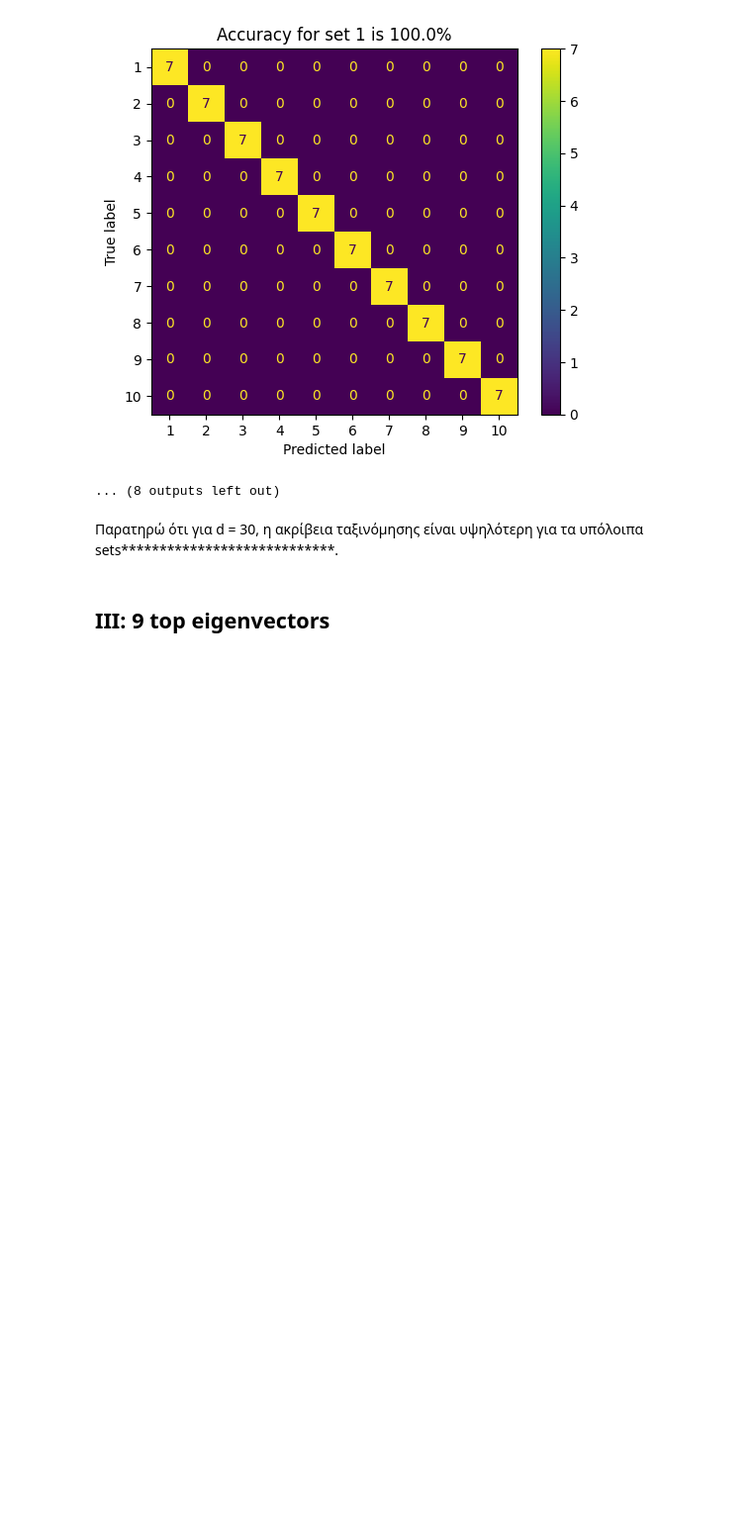
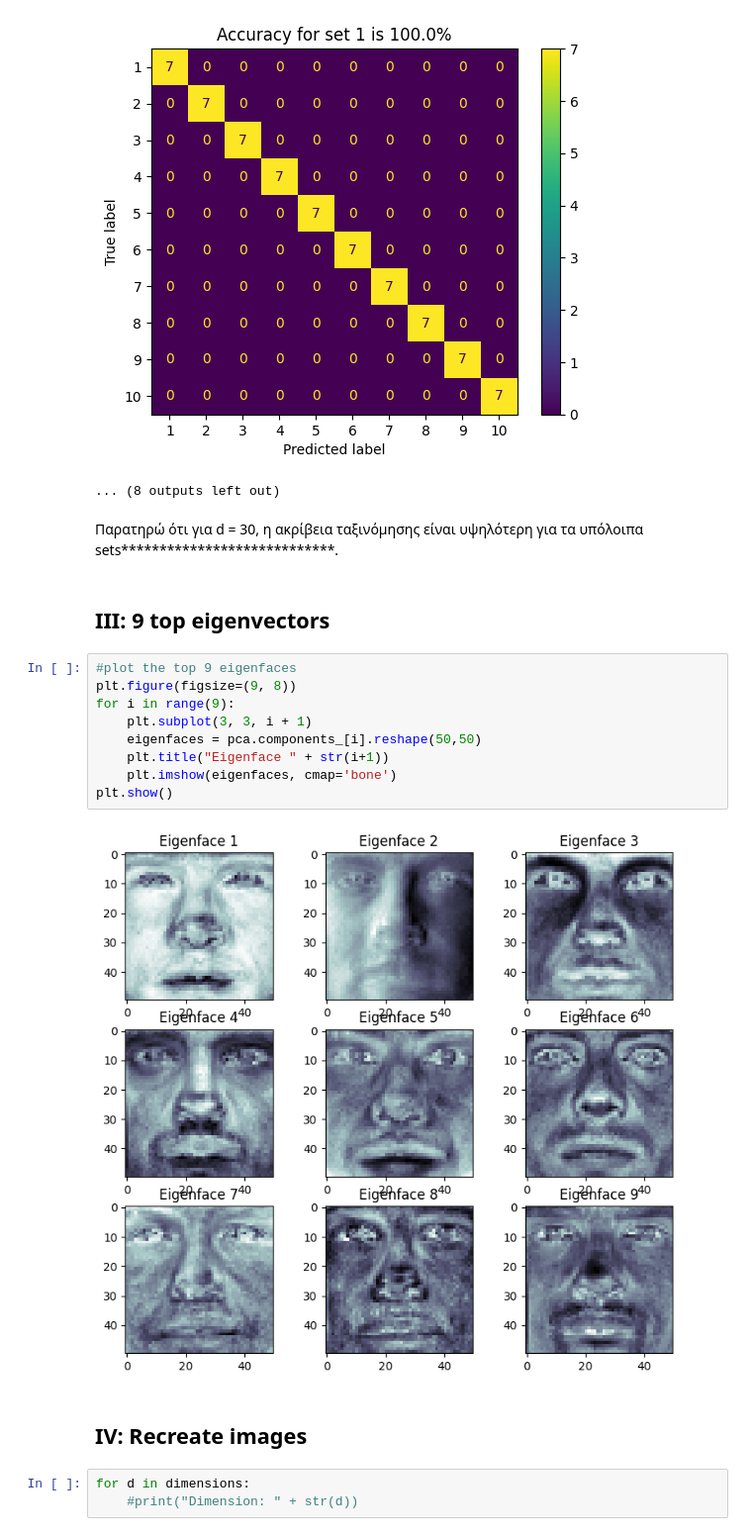
Before and after one commit to EvangeliaS/Eigenfaces-for-Face-Recognition, a Jupyter notebook: Steiropoulou_1115201800186.ipynb, the cells around one changed output. Shown at 99% size. Cells and saved outputs as stored; diff of their text form; blank space fills up the shorter version.

```diff
--- a/Steiropoulou_1115201800186.ipynb
+++ b/Steiropoulou_1115201800186.ipynb
@@ -96,3 +96,19 @@ Confusion matrix
 Παρατηρώ ότι για d = 30, η ακρίβεια ταξινόμησης είναι υψηλότερη για τα υπόλοιπα sets****************************.
 # %% [markdown]
 ## III: 9 top eigenvectors
+# %%
+#plot the top 9 eigenfaces
+plt.figure(figsize=(9, 8))
+for i in range(9):
+    plt.subplot(3, 3, i + 1)
+    eigenfaces = pca.components_[i].reshape(50,50)
+    plt.title("Eigenface " + str(i+1))
+    plt.imshow(eigenfaces, cmap='bone')
+plt.show()
+# %% [output]
+[figure, added]
+# %% [markdown]
+## IV: Recreate images
+# %%
+for d in dimensions:
+    #print("Dimension: " + str(d))
```
